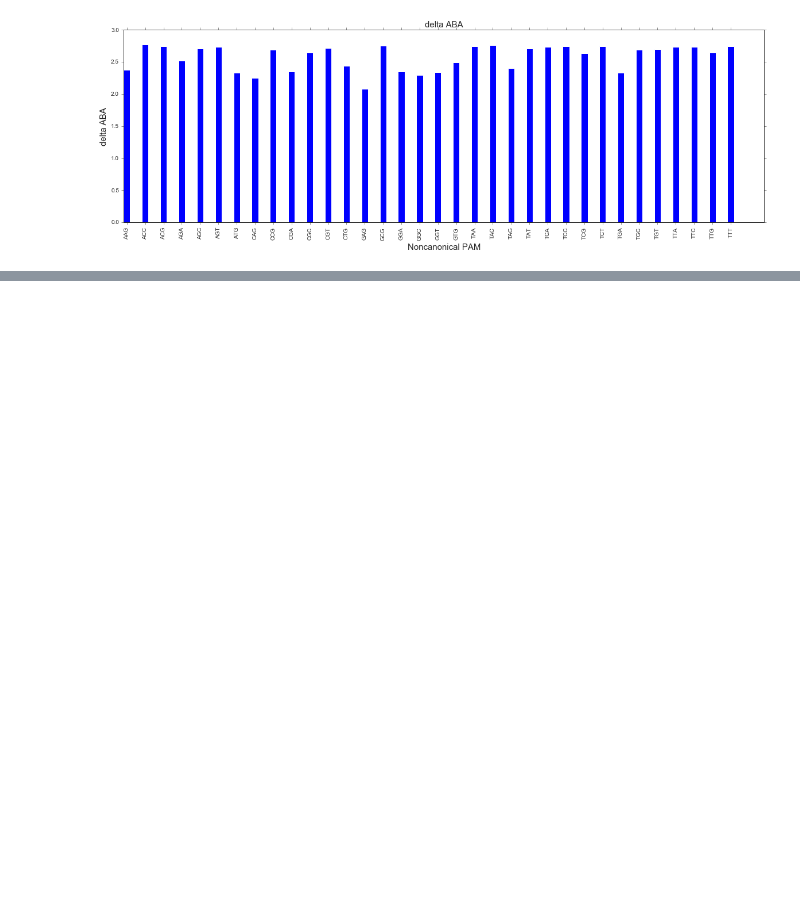
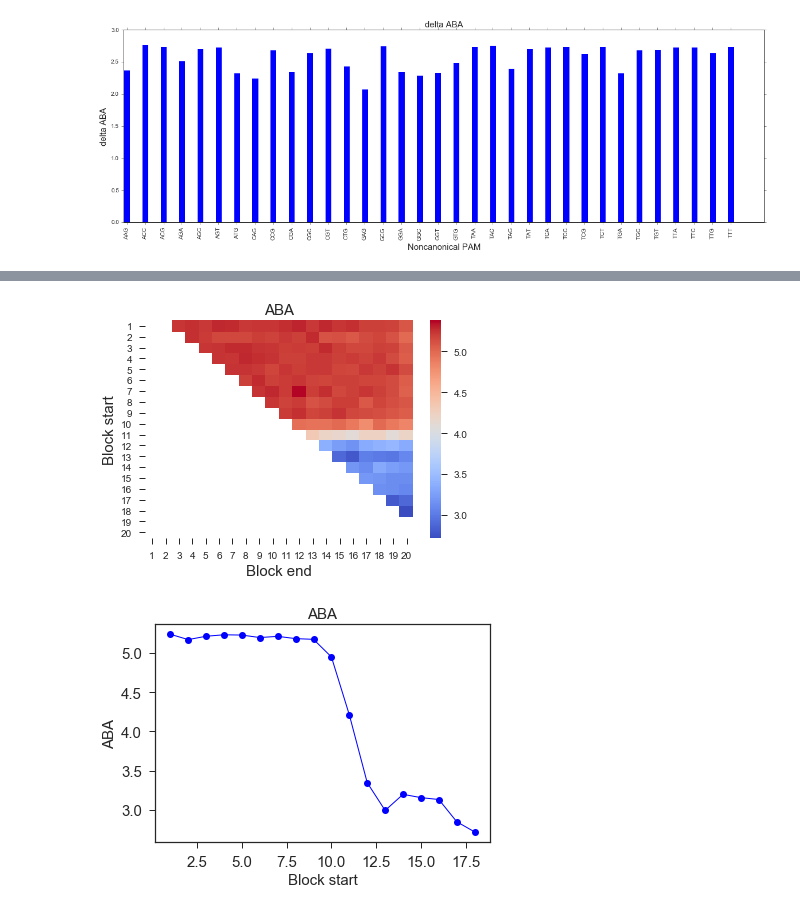
Before and after one commit to martin-depken/Energy-Landscape, a Jupyter notebook: code_general_Finkelsteinlab/Test_Process_SeqLibrary_Finkelsteinlab.ipynb, the cells around one changed output, grey strips where cells are left out. Saved outputs shown, nothing was run; the diff lists cells and outputs as text; code cells hidden in the pictures; blank space fills up the shorter version.

```diff
--- a/code_general_Finkelsteinlab/Test_Process_SeqLibrary_Finkelsteinlab.ipynb
+++ b/code_general_Finkelsteinlab/Test_Process_SeqLibrary_Finkelsteinlab.ipynb
@@ -132,0 +178,6 @@ df=pltData.plot_mut_PAM(ABA_data,'Delta ABA (kBT)', data_name='delta ABA', Plot=
+# %%
+_,_,_ = pltData.plot_block_mm_data(ABA_data, 'ABA', data_name='ABA', Canonical=True, Ng=20, Plot=True, logplot=False,
+                        SaveFigures=False, figure_names=['./Figure1.pdf','./Figure2.pdf'])
+# %% [output]
+[figure, added]
+[figure, added]
```
Also changed, not shown: parts of 7 cells of this notebook.
